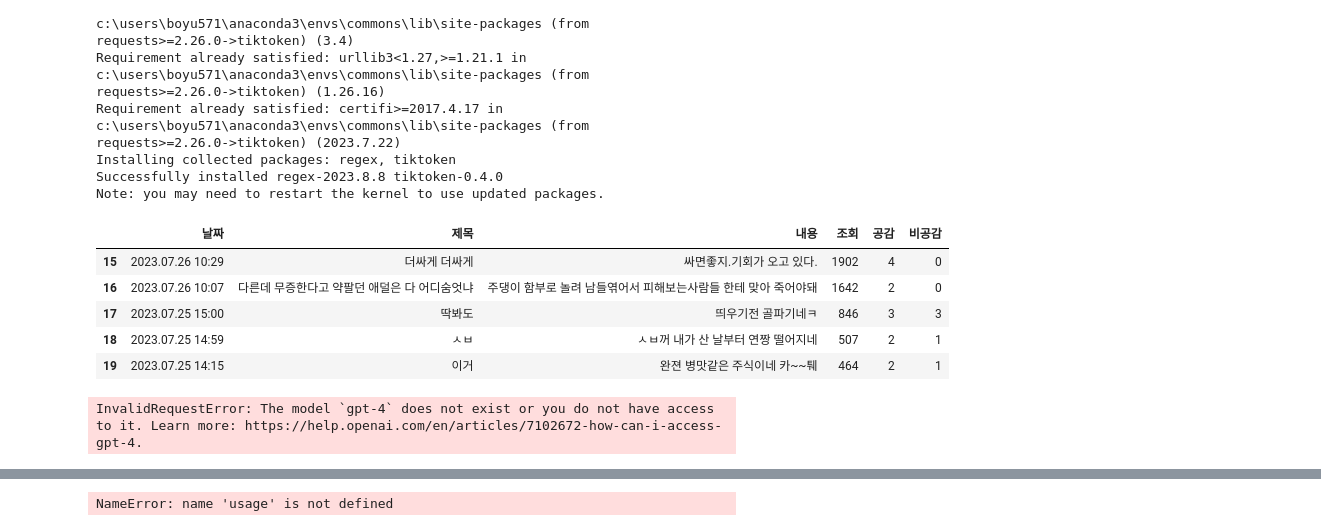
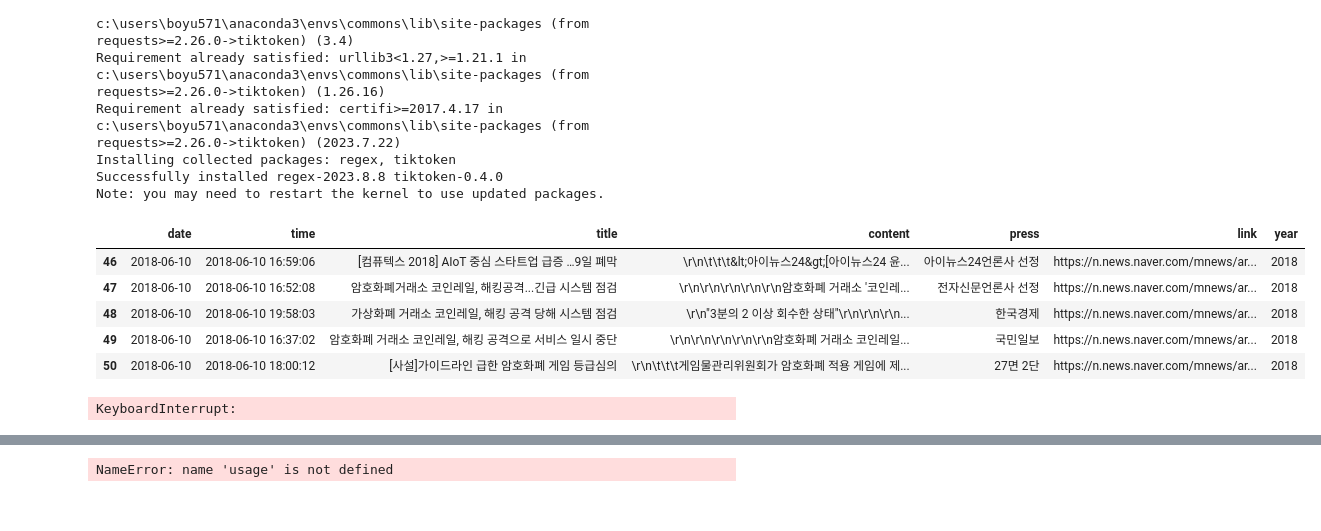
Before and after one commit to boyu571/LLM_based_investment_research, a Jupyter notebook: chatgpt.ipynb, the cells around one changed output, grey strips where cells are left out. Drawn from its saved outputs; the diff is of its cells as text; code cells hidden in the pictures.

```diff
--- a/chatgpt.ipynb
+++ b/chatgpt.ipynb
@@ -46,19 +55,18 @@ prompt = "이전까지의 지시는 무시하세요. 다음 내용은 특정 주
 # %%
 import pandas as pd
 
 # CSV 파일 읽기
-data = pd.read_csv('시디즈_토론_test.csv')
+data = pd.read_csv('daily_without_20180610.csv')
 
 # 파일의 첫 5행 출력
 data.tail()
 # %% [output]
-|  | 날짜 | 제목 | 내용 | 조회 | 공감 | 비공감 |
-| 15 | 2023.07.26 10:29 | 더싸게 더싸게 | 싸면좋지.기회가 오고 있다. | 1902 | 4 | 0 |
-| 16 | 2023.07.26 10:07 | 다른데 무증한다고 약팔던 애덜은 다 어디숨엇냐 | 주댕이 함부로 놀려 남들엮어서 피해보는사람들 한테 맞아 죽어야돼 | 1642 | 2 | 0 |
-| 17 | 2023.07.25 15:00 | 딱봐도 | 띄우기전 골파기네ㅋ | 846 | 3 | 3 |
-| 18 | 2023.07.25 14:59 | ㅅㅂ | ㅅㅂ꺼 내가 산 날부터 연짱 떨어지네 | 507 | 2 | 1 |
-| 19 | 2023.07.25 14:15 | 이거 | 완젼 병맛같은 주식이네 카~~퉤 | 464 | 2 | 1 |
+|  | date | time | title | content | press | link | year |
+| 46 | 2018-06-10 | 2018-06-10 16:59:06 | [컴퓨텍스 2018] AIoT 중심 스타트업 급증 …9일 폐막 | \r\n\t\t\t&lt;아이뉴스24&gt;[아이뉴스24 윤... | 아이뉴스24언론사 선정 | https://n.news.naver.com/mnews/ar... | 2018 |
+| 47 | 2018-06-10 | 2018-06-10 16:52:08 | 암호화폐거래소 코인레일, 해킹공격...긴급 시스템 점검 | \r\n\r\n\r\n\r\n\r\n암호화폐 거래소 '코인레... | 전자신문언론사 선정 | https://n.news.naver.com/mnews/ar... | 2018 |
+| 48 | 2018-06-10 | 2018-06-10 19:58:03 | 가상화폐 거래소 코인레일, 해킹 공격 당해 시스템 점검 | \r\n"3분의 2 이상 회수한 상태"\r\n\r\n\r\n... | 한국경제 | https://n.news.naver.com/mnews/ar... | 2018 |
+| 49 | 2018-06-10 | 2018-06-10 16:37:02 | 암호화폐 거래소 코인레일, 해킹 공격으로 서비스 일시 중단 | \r\n\r\n\r\n\r\n\r\n암호화폐 거래소 코인레일... | 국민일보 | https://n.news.naver.com/mnews/ar... | 2018 |
+| 50 | 2018-06-10 | 2018-06-10 18:00:12 | [사설]가이드라인 급한 암호화폐 게임 등급심의 | \r\n\t\t\t게임물관리위원회가 암호화폐 적용 게임에 제... | 27면 2단 | https://n.news.naver.com/mnews/ar... | 2018 |
 # %%
-data['result'] = (prompt + '제목:'+data['제목']+ '내용:'+data['내용']).apply(get_completion)
+#전처리
+data['content_trim'] = (prompt + '제목:'+data['title']+ '내용:'+data['content']).apply(get_completion)
-# %% [output]
-InvalidRequestError: The model `gpt-4` does not exist or you do not have access to it. Learn more: https://help.openai.com/en/articles/7102672-how-can-i-access-gpt-4.
@@ -64,0 +75,6 @@ InvalidRequestError: The model `gpt-4` does not exist or you do not have access
+# %%
+data['score_1'] = (prompt + '제목:'+data['title']+ '내용:'+data['content']).apply(get_completion)
+# 새로운 'score' 열 생성
+data['score'] = data['score_1'].apply(extract_score)
+# %% [output]
+KeyboardInterrupt:
```
Also changed, not shown: parts of 15 cells of this notebook.
